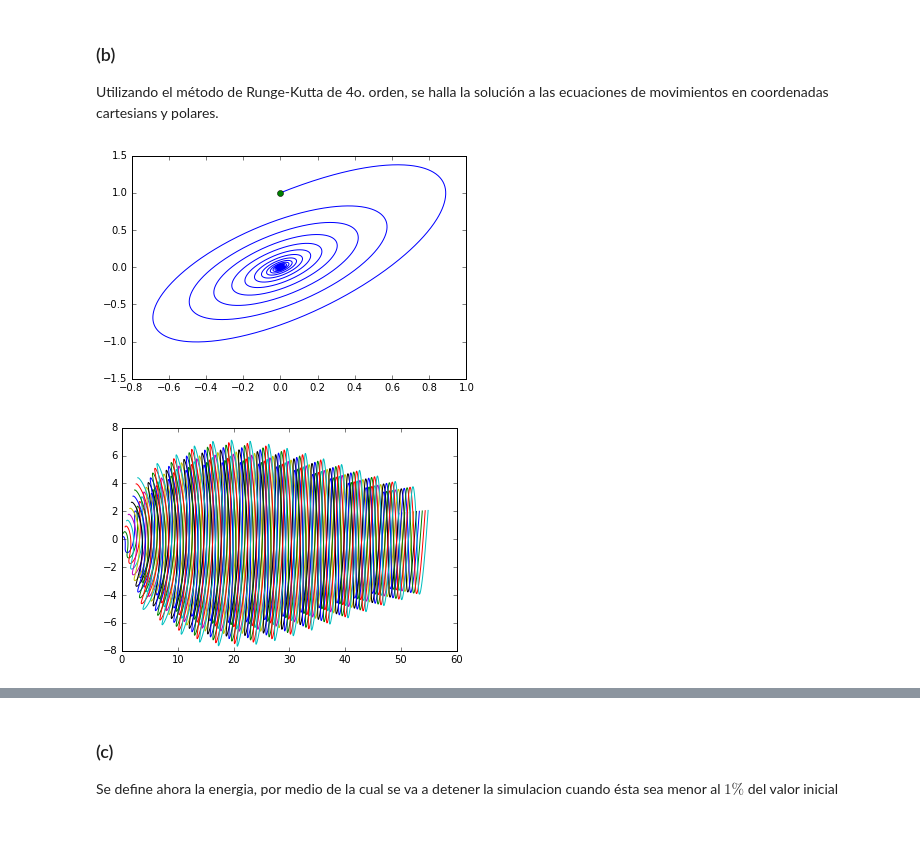
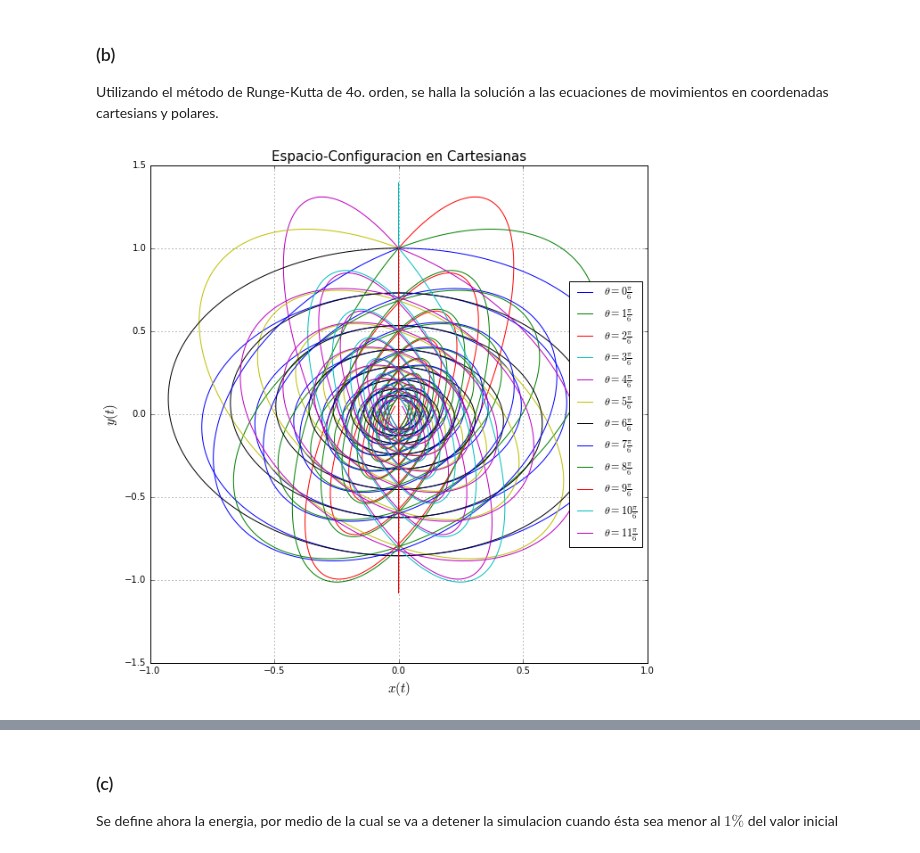
Before and after one commit to iselplabo93/Examenes, a Jupyter notebook: Examen1.ipynb, the cells around one changed output, grey strips where cells are left out. Drawn from its saved outputs; the diff is of its cells as text; code cells hidden in the pictures.

```diff
--- a/Examen1.ipynb
+++ b/Examen1.ipynb
@@ -155,20 +155,18 @@ def rk4(ec,p_ini,x,args=0,h=0.01): #Runge Kutta de cuarto orden
             k4=ec(sol[i,:]+h*k3,tiempos[i]+h,args)
             sol[i+1,:]=sol[i,:]+(h/6.)*(k1+2*k2+2*k3+k4)
     return tiempos,sol
-# %%
-#La solucion en coordenadas cartesianas con condiciones iniciales (x,y,vx,vy)=(0,1,1,1)
-t_car,sol_car=rk4(ec_mov_car,[0,1,1,1],[0,150])
-plot(sol_car[:,0],sol_car[:,1])
-plot(0,1,'o')
-show()
-# %% [output]
-[figure, removed]
 # %%
-for n in range(11):
-    r0 = [1,(n*pi)/6,1,1]
-    t_pol,sol_pol=rk4(ec_mov_pol,r0,[0,50])
-    x, y = sol_pol[:,1]*cos(sol_pol[:,2]), sol_pol[:,1]*sin(sol_pol[:,2])
-    plot(x,y)
+fig=figure(figsize=(10,10))
+for n in range(12):
+    r0 = [0,1,cos((n*pi)/6),sin((n*pi)/6)]
+    t_car,sol_car=rk4(ec_mov_car,r0,[0,50])
+    #x, y = sol_pol[:,1]*cos(sol_pol[:,2]), sol_pol[:,1]*sin(sol_pol[:,2])
+    plot(sol_car[:,0],sol_car[:,1],label="$\\theta="+str(n)+"\\frac{\pi}{6}$")
+xlabel('$x(t)$',fontsize=15)
+ylabel('$y(t)$',fontsize=15)
+grid(True)
+title('Espacio-Configuracion en Cartesianas',fontsize=15)
+legend(loc='right')
 show()
 # %% [output]
-[figure, old version]
+[figure, new version]
```
Also changed, not shown: parts of 19 cells of this notebook.
